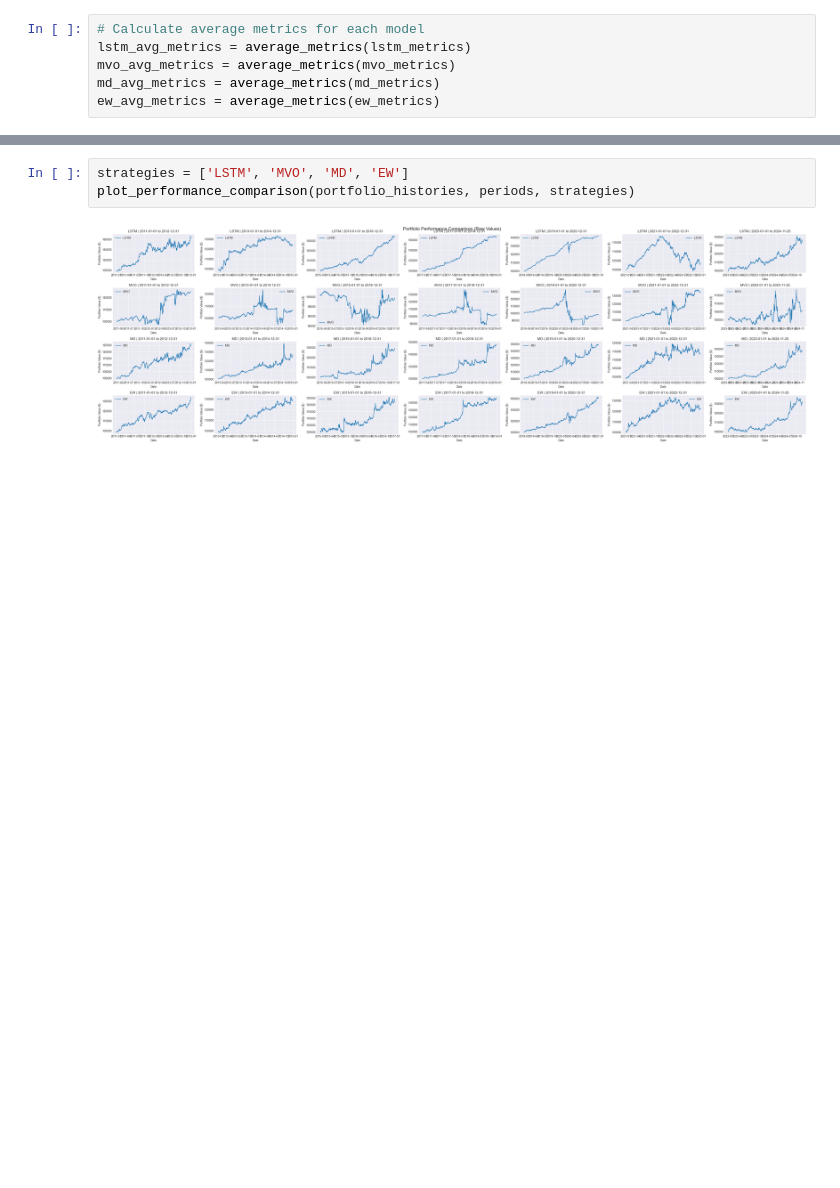
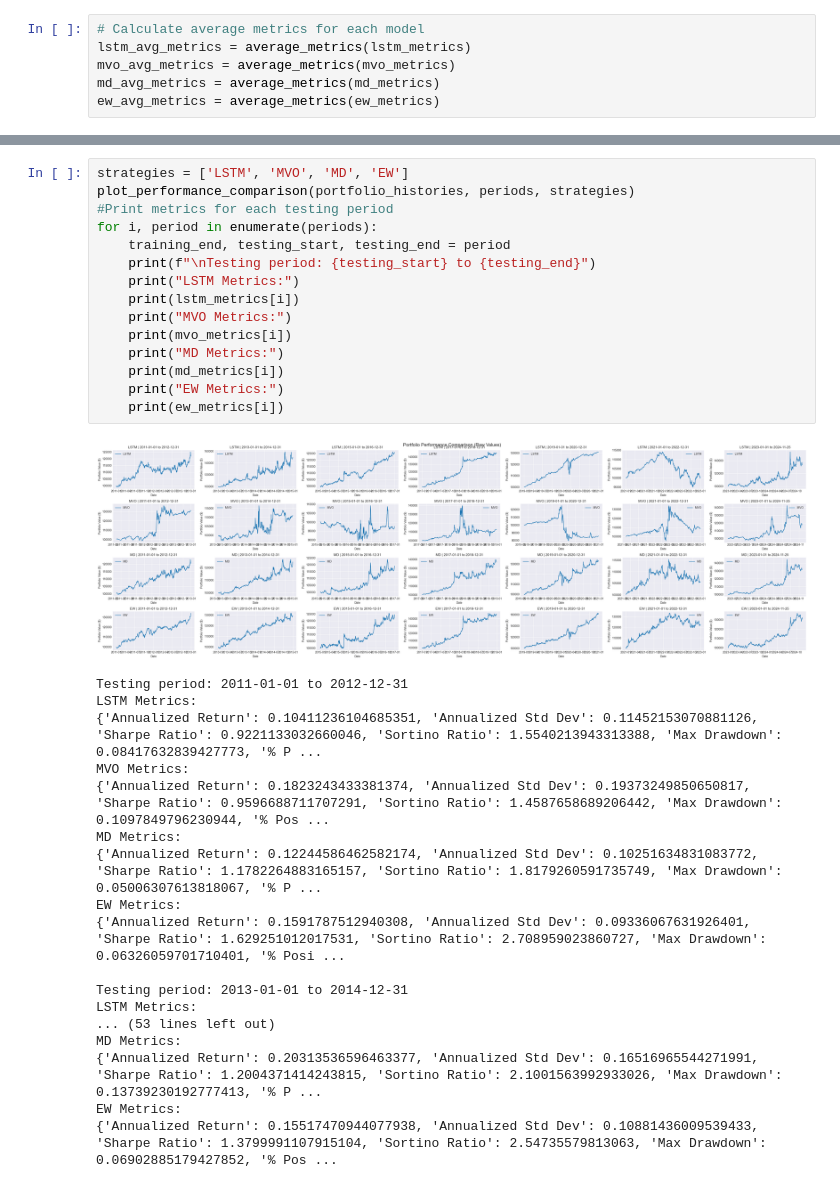
Before and after one commit to AmanNarendraAli/PortfolioOptimisationCapstone, a Jupyter notebook: main.ipynb, the cells around one changed output, grey strips where cells are left out. Saved outputs shown, nothing was run; the diff lists cells and outputs as text; blank space fills up the shorter version.

```diff
--- a/main.ipynb
+++ b/main.ipynb
@@ -808,11 +833,40 @@ Sortino Ratio: 2.5304
 Max Drawdown: 0.0797
 % Positive Returns: 51.1243
 Profit/Loss Ratio: 1.2336
-# %%
-strategies = ['LSTM', 'MVO', 'MD', 'EW']
-plot_performance_comparison(portfolio_histories, periods, strategies)
-# %% [output]
-[figure, removed]
+# %%
+strategies = ['LSTM', 'MVO', 'MD', 'EW']
+plot_performance_comparison(portfolio_histories, periods, strategies)
+#Print metrics for each testing period
+for i, period in enumerate(periods):
+    training_end, testing_start, testing_end = period
+    print(f"\nTesting period: {testing_start} to {testing_end}")
+    print("LSTM Metrics:")
+    print(lstm_metrics[i])
+    print("MVO Metrics:")
+    print(mvo_metrics[i])
+    print("MD Metrics:")
+    print(md_metrics[i])
+    print("EW Metrics:")
+    print(ew_metrics[i])
+# %% [output]
+[figure, added]
+Testing period: 2011-01-01 to 2012-12-31
+LSTM Metrics:
+{'Annualized Return': 0.10411236104685351, 'Annualized Std Dev': 0.11452153070881126, 'Sharpe Ratio': 0.9221133032660046, 'Sortino Ratio': 1.5540213943313388, 'Max Drawdown': 0.08417632839427773, '% P ...
+MVO Metrics:
+{'Annualized Return': 0.1823243433381374, 'Annualized Std Dev': 0.19373249850650817, 'Sharpe Ratio': 0.9596688711707291, 'Sortino Ratio': 1.4587658689206442, 'Max Drawdown': 0.1097849796230944, '% Pos ...
+MD Metrics:
+{'Annualized Return': 0.12244586462582174, 'Annualized Std Dev': 0.10251634831083772, 'Sharpe Ratio': 1.1782264883165157, 'Sortino Ratio': 1.8179260591735749, 'Max Drawdown': 0.05006307613818067, '% P ...
+EW Metrics:
+{'Annualized Return': 0.1591787512940308, 'Annualized Std Dev': 0.09336067631926401, 'Sharpe Ratio': 1.629251012017531, 'Sortino Ratio': 2.708959023860727, 'Max Drawdown': 0.06326059701710401, '% Posi ...
+
+Testing period: 2013-01-01 to 2014-12-31
+LSTM Metrics:
+... (53 lines left out)
+MD Metrics:
+{'Annualized Return': 0.20313536596463377, 'Annualized Std Dev': 0.16516965544271991, 'Sharpe Ratio': 1.2004371414243815, 'Sortino Ratio': 2.1001563992933026, 'Max Drawdown': 0.13739230192777413, '% P ...
+EW Metrics:
+{'Annualized Return': 0.15517470944077938, 'Annualized Std Dev': 0.10881436009539433, 'Sharpe Ratio': 1.3799991107915104, 'Sortino Ratio': 2.54735579813063, 'Max Drawdown': 0.06902885179427852, '% Pos ...
 # %%
 strategies = ['LSTM', 'MVO', 'MD']
 asset_names = ['AGG', 'DBC', 'VTI', '^VIX', 'VEA', 'EEM', 'VNQ', 'IWM']
```
Also changed, not shown: parts of 5 cells of this notebook.
